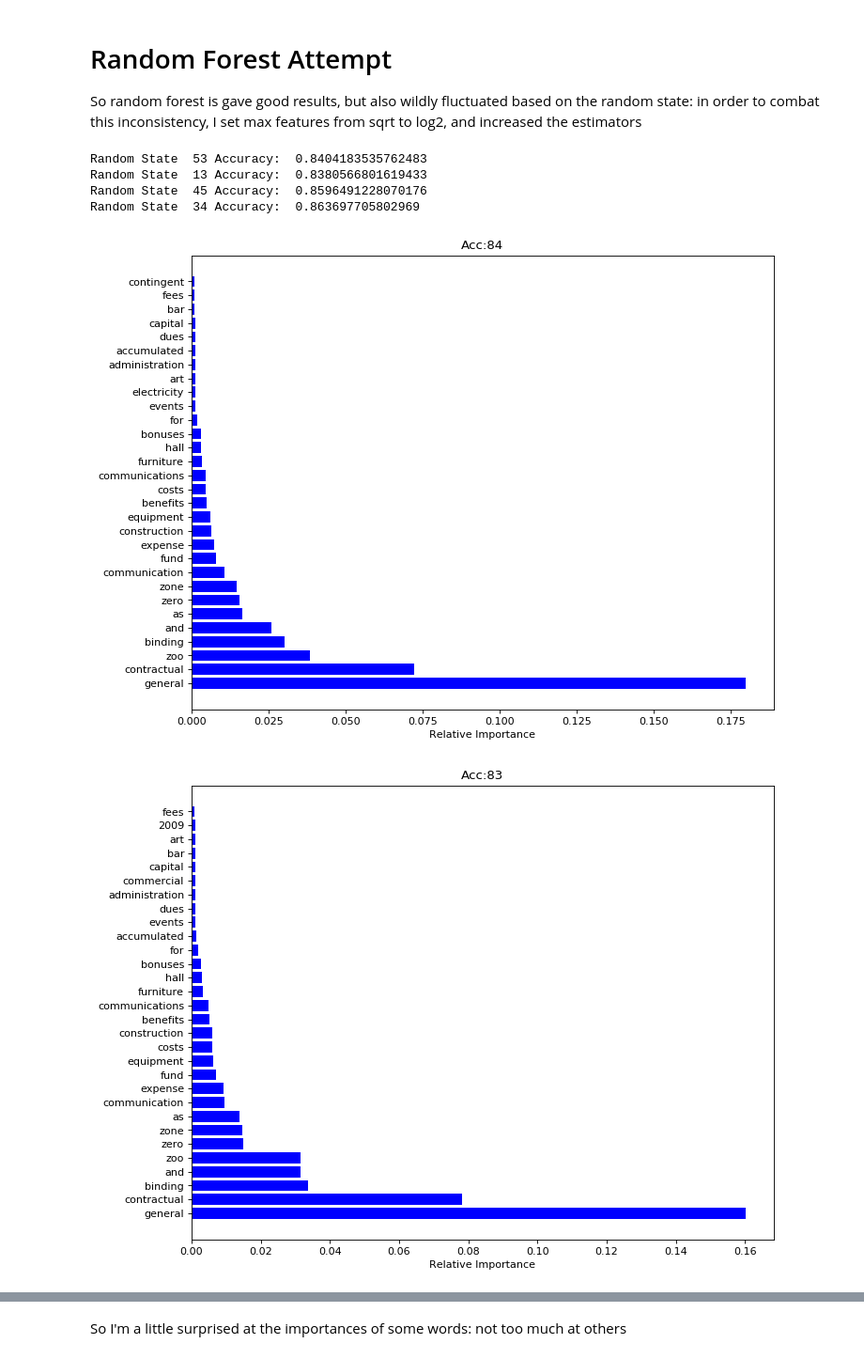
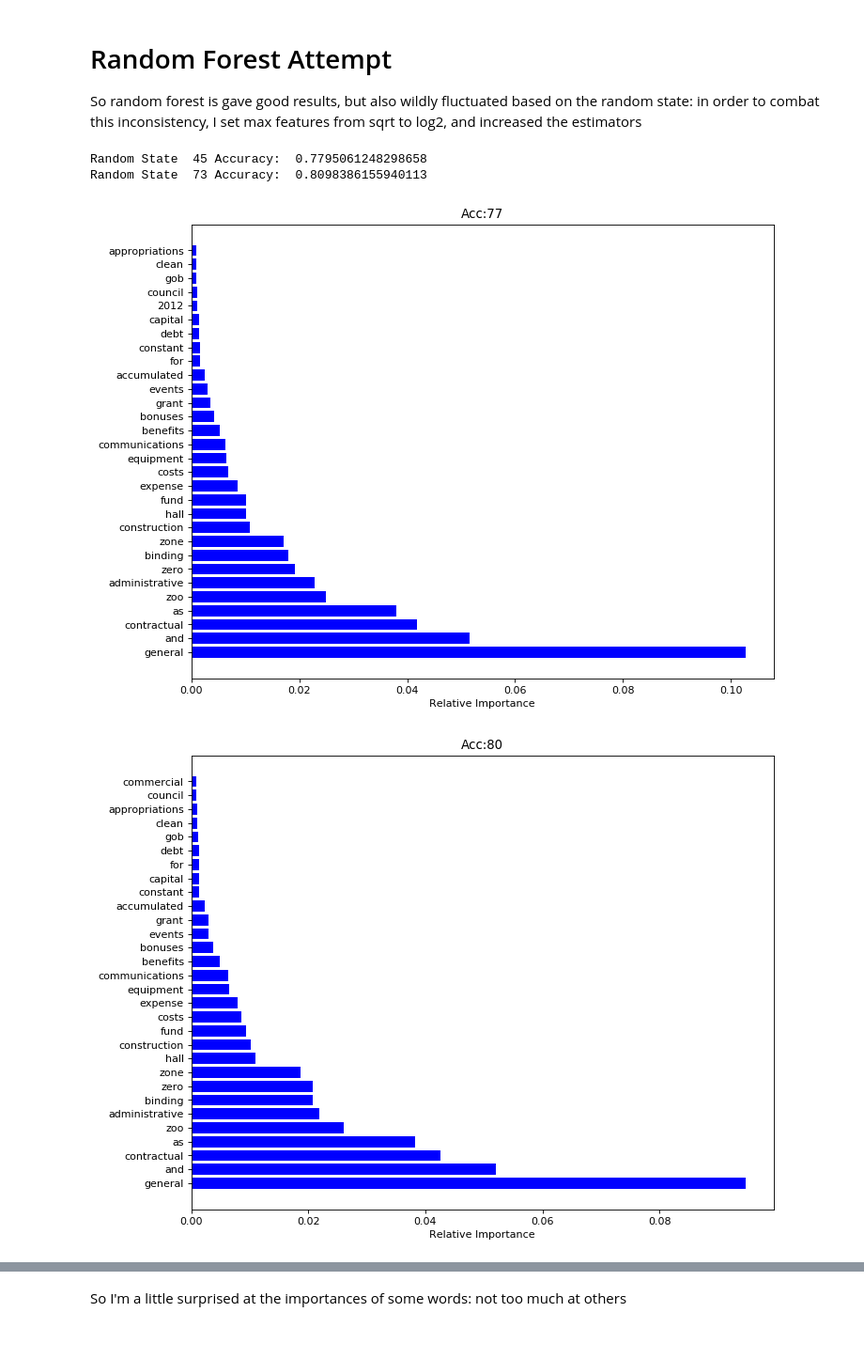
Before and after one commit to ghodouss/la_data, a Jupyter notebook: Data Digging Notebook.ipynb, the cells around one changed output, grey strips where cells are left out. Shown: that part at 94% size. Cells and saved outputs as stored; diff of their text form; code cells hidden in the pictures.

```diff
--- a/Data Digging Notebook.ipynb
+++ b/Data Digging Notebook.ipynb
@@ -316,7 +314,7 @@ def sentence2vec(words):
                     np.mean([model.wv[w] for w in words.split() if w in model.wv]
                             or [np.zeros(dim)], axis=0)
                 ]).reshape([300])
-    return avg_vec
+    return np.array([len(words)])
 
 
 def get_vector_column(column_name, keys, df):
@@ -555,7 +553,7 @@ Creating bi-gram data, and concatenating with the guaranteed data
 from sklearn.feature_extraction.text import CountVectorizer
 
 account_names = full_data["Account_Name"].tolist()
-make_ngram = CountVectorizer(ngram_range=[0,2])
+make_ngram = CountVectorizer()
 
 n_grams = make_ngram.fit_transform(account_names).toarray()
 
@@ -633,28 +631,26 @@ So random forest is gave good results, but also wildly fluctuated based on the r
 # %%
 from random import random
 
 max_accuracy = 0
 
-for i in range(4):
+for i in range(2):
 
     state = int(random()*100)
 
     rfc = RandomForestClassifier(n_estimators=200, random_state=state, max_features='log2')
 
     rfc.fit(X_train, Y_train)
 
     acc = rfc.score(X_test, Y_test)
 
     plot_ngram_rfc(rfc, i, int(100*acc))
 
     if acc > max_accuracy:
         rfc_keep = rfc
 
     print("Random State ", state, "Accuracy: ", acc)
 # %% [output]
-Random State  53 Accuracy:  0.8404183535762483
-Random State  13 Accuracy:  0.8380566801619433
-Random State  45 Accuracy:  0.8596491228070176
-Random State  34 Accuracy:  0.863697705802969
+Random State  45 Accuracy:  0.7795061248298658
+Random State  73 Accuracy:  0.8098386155940113
-[figure, old version]
+[figure, new version]
-[figure, old version]
+[figure, new version]
```
Also changed, not shown: parts of 17 cells of this notebook.
